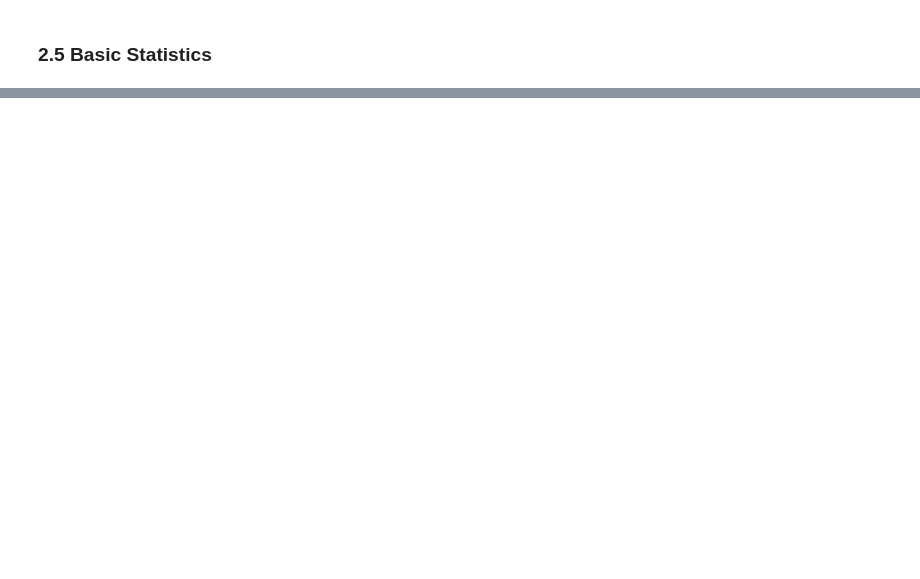
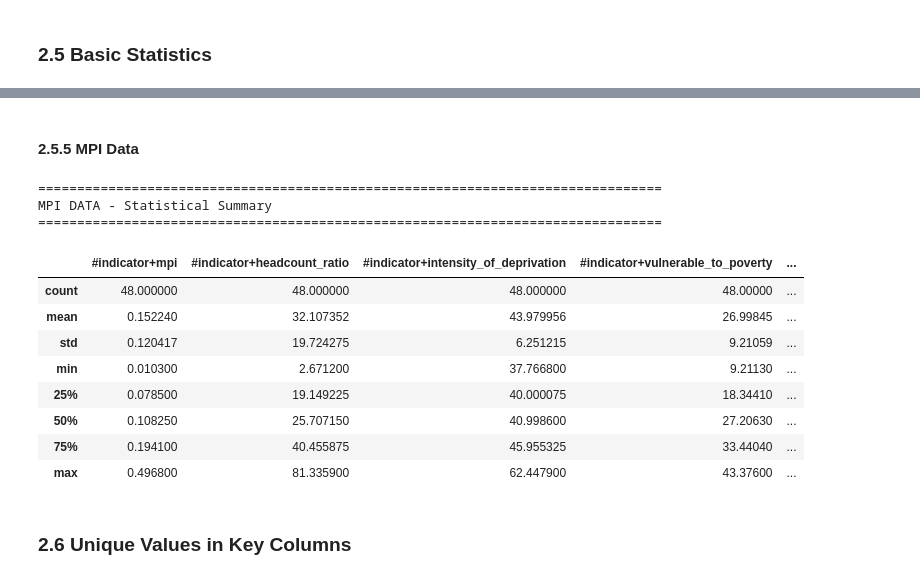
Before and after one commit to MrDenzy/PHASE-5-PROJECT---PREDICTING-FOOD-INSECURITY, a Jupyter notebook: notebooks/blex.ipynb, the cells around one changed output, grey strips where cells are left out. Drawn from its saved outputs; the diff is of its cells as text; code cells hidden in the pictures; blank space fills up the shorter version.

```diff
--- a/notebooks/blex.ipynb
+++ b/notebooks/blex.ipynb
@@ -1103,0 +1222,25 @@ Missing percentage: 0.38%
+# %% [markdown]
+#### **2.5.5 MPI Data**
+# %%
+# Styled header
+print("\033[1;34m" + "="*80 + "\033[0m")  # Blue header
+print("\033[1;34mMPI DATA - Statistical Summary\033[0m")
+print("\033[1;34m" + "="*80 + "\033[0m\n")
+
+# Display descriptive statistics
+display(mpi_df.describe())
+# %% [output]
+================================================================================
+MPI DATA - Statistical Summary
+================================================================================
+|  | #indicator+mpi | #indicator+headcount_ratio | #indicator+intensity_of_deprivation | #indicator+vulnerable_to_poverty | ... |
+| count | 48.000000 | 48.000000 | 48.000000 | 48.00000 | ... |
+| mean | 0.152240 | 32.107352 | 43.979956 | 26.99845 | ... |
+| std | 0.120417 | 19.724275 | 6.251215 | 9.21059 | ... |
+| min | 0.010300 | 2.671200 | 37.766800 | 9.21130 | ... |
+| 25% | 0.078500 | 19.149225 | 40.000075 | 18.34410 | ... |
+| 50% | 0.108250 | 25.707150 | 40.998600 | 27.20630 | ... |
+| 75% | 0.194100 | 40.455875 | 45.955325 | 33.44040 | ... |
+| max | 0.496800 | 81.335900 | 62.447900 | 43.37600 | ... |
+# %% [markdown]
+### **2.6 Unique Values in Key Columns**
```
Also changed, not shown: parts of 11 cells of this notebook.
